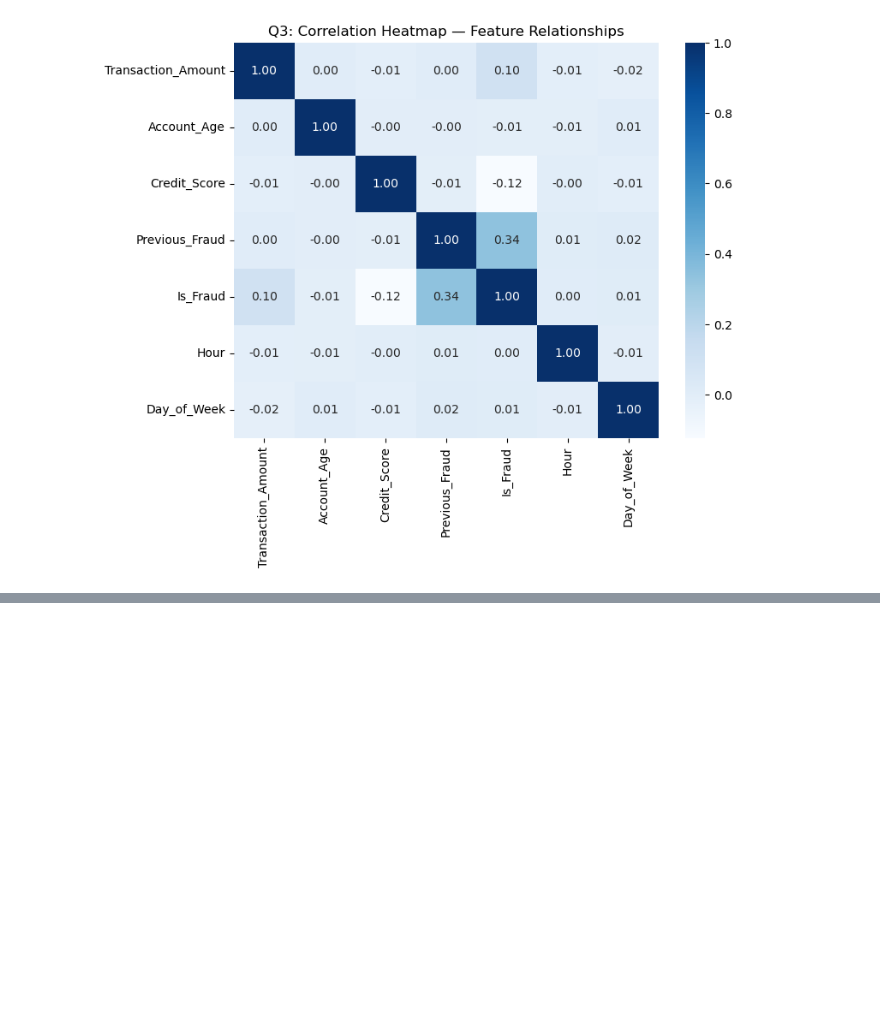
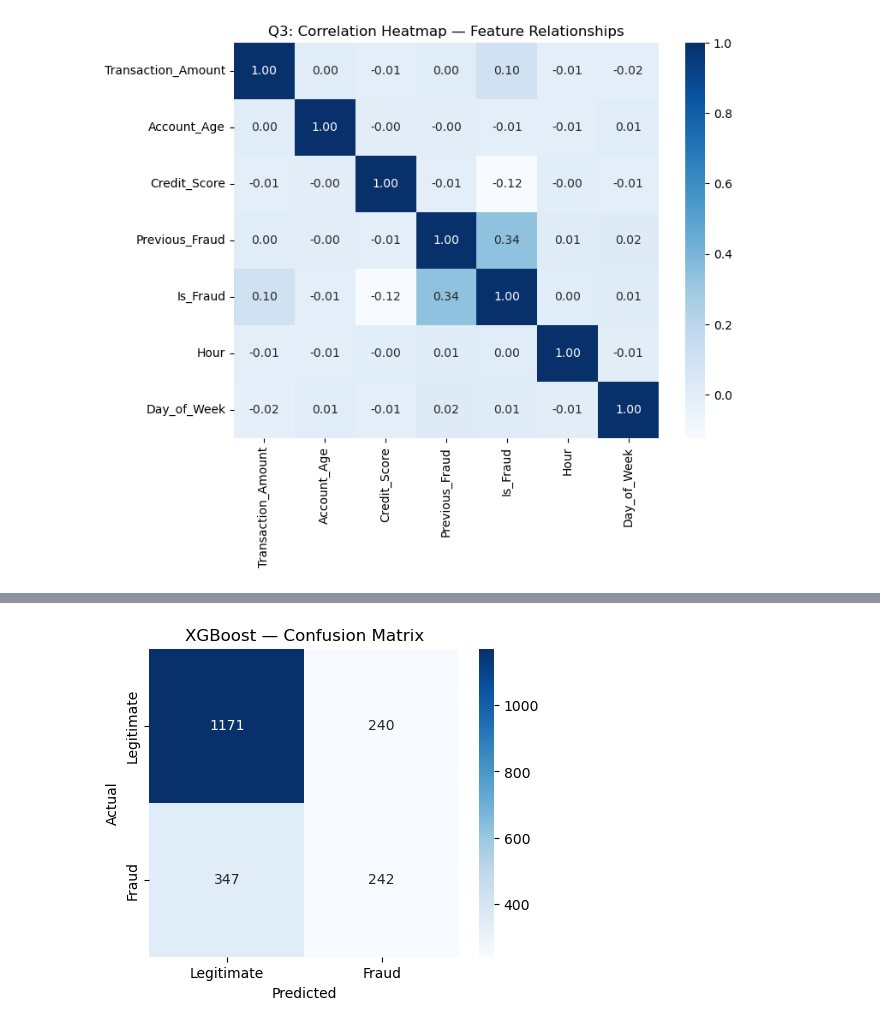
Before and after one commit to nduvawinnie/ai-powered-banking-fraud-detection-analysis, a Jupyter notebook: WINNIE_PROJECTS/new_banking_frauds.ipynb, the cells around one changed output, grey strips where cells are left out. Saved outputs shown, nothing was run; the diff lists cells and outputs as text; code cells hidden in the pictures; blank space fills up the shorter version.

```diff
--- a/WINNIE_PROJECTS/new_banking_frauds.ipynb
+++ b/WINNIE_PROJECTS/new_banking_frauds.ipynb
@@ -317,0 +507,4 @@ plt.show()
+# %%
+# XGBoost training
+xgb = XGBClassifier(random_state=42, eval_metric='logloss')
+xgb.fit(X_train, y_train)
@@ -317,0 +523,4 @@ plt.show()
+# %%
+# Predictions
+y_pred_xgb = xgb.predict(X_test)
+y_prob_xgb = xgb.predict_proba(X_test)[:,1]
@@ -317,0 +558,12 @@ plt.show()
+# %%
+# Confusion Matrix
+plt.figure(figsize=(5,4))
+sns.heatmap(confusion_matrix(y_test, y_pred_xgb), annot=True, fmt='d',
+            cmap='Blues', xticklabels=['Legitimate', 'Fraud'],
+            yticklabels=['Legitimate', 'Fraud'])
+plt.title('XGBoost — Confusion Matrix')
+plt.ylabel('Actual')
+plt.xlabel('Predicted')
+plt.show()
+# %% [output]
+[figure, added]
```
Also changed, not shown: parts of 40 cells of this notebook.
